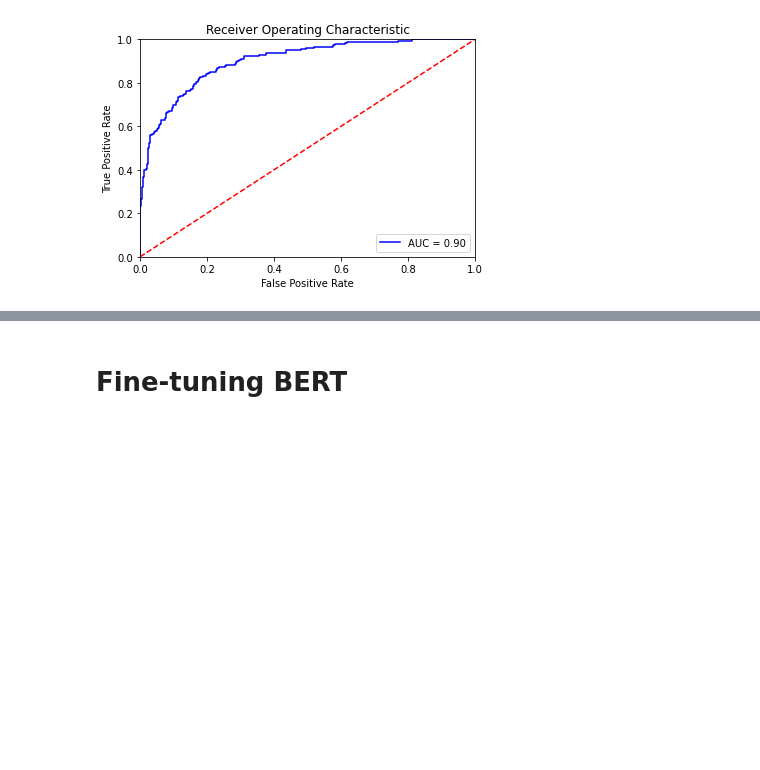
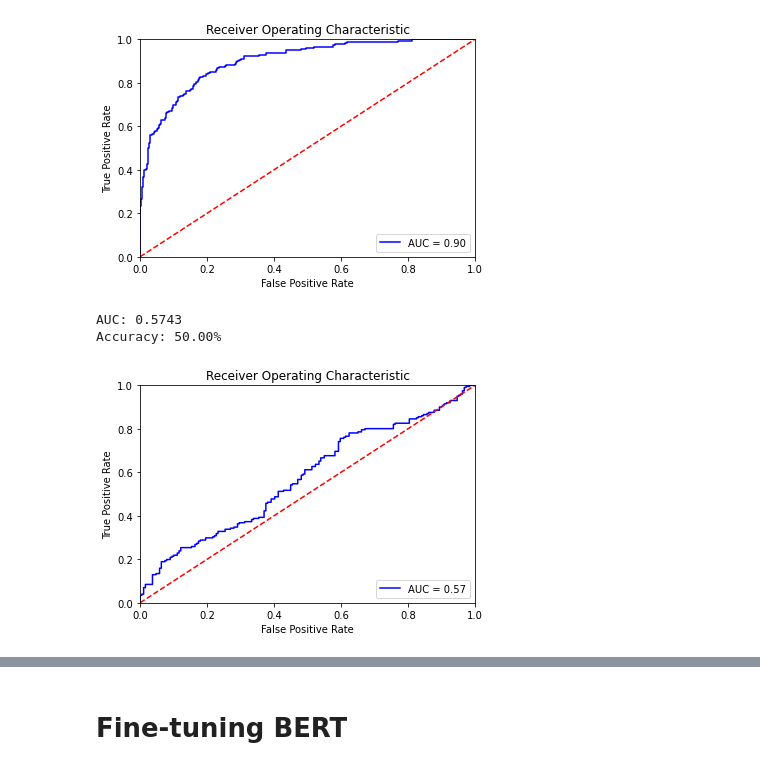
Before and after one commit to zzunebye/Capstone-code-data, a Jupyter notebook: PHEME_BERT_scratch.ipynb, the cells around one changed output, grey strips where cells are left out. Cells and saved outputs as stored; diff of their text form; code cells hidden in the pictures; blank space fills up the shorter version.

```diff
--- a/PHEME_BERT_scratch.ipynb
+++ b/PHEME_BERT_scratch.ipynb
@@ -253,3 +254,27 @@ evaluate_roc(probs, y_val)
 AUC: 0.9015
 Accuracy: 82.10%
 [figure]
+# %%
+# Compute predicted probabilities
+
+# X_data = pd.concat([X_train_tfidf, X_val_tfidf], axis=0)
+# y_data = pd.concat([X_train_tfidf, X_val_tfidf], axis=0)
+
+X_test = test_data.text.values
+y_test = test_data.isRumor.values
+
+X_preprocessed = np.array([text_preprocessing(text) for text in X])
+X_tfidf = tf_idf.transform(X_preprocessed)
+X_test_preprocessed = np.array([text_preprocessing(text) for text in X_test])
+X_test_tfidf = tf_idf.transform(X_test_preprocessed)
+
+nb_model = MultinomialNB(alpha=1.8)
+nb_model.fit(X_tfidf, y)
+probs = nb_model.predict_proba(X_test_tfidf)
+
+# Evaluate the classifier
+evaluate_roc(probs, test_data.isRumor)
+# %% [output]
+AUC: 0.5743
+Accuracy: 50.00%
+[figure, added]
```
Also changed, not shown: parts of 22 cells of this notebook.
